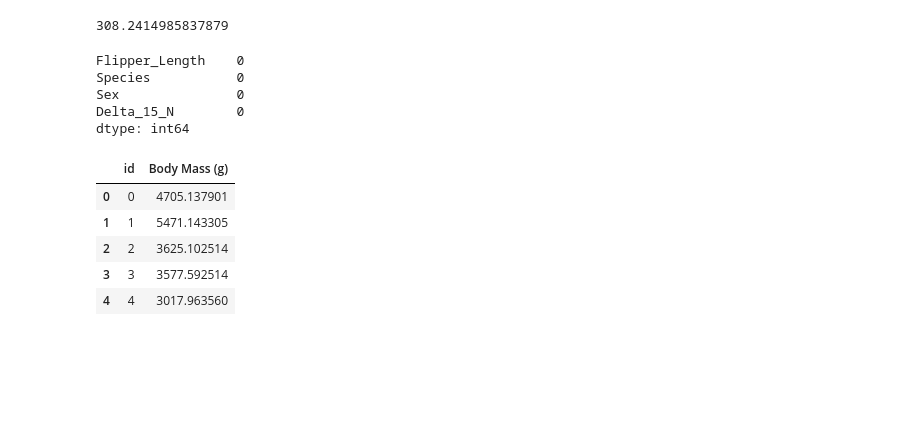
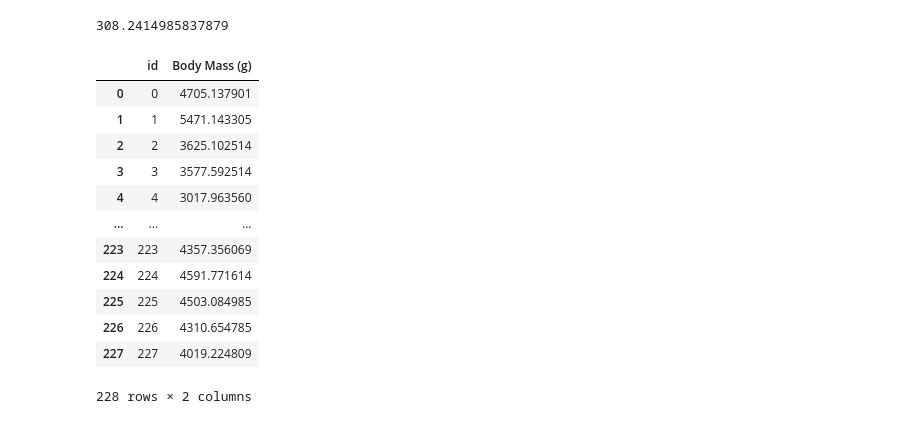
Before and after one commit to Jeong-Beom/TIL, a Jupyter notebook: Self-Study/복습 및 자습/DACON/펭귄 몸무게 예측 경진대회(Basic)/Model.ipynb, the cells around one changed output. Drawn from its saved outputs; the diff is of its cells as text; code cells hidden in the pictures; blank space fills up the shorter version.

```diff
--- a/Self-Study/복습 및 자습/DACON/펭귄 몸무게 예측 경진대회(Basic)/Model.ipynb
+++ b/Self-Study/복습 및 자습/DACON/펭귄 몸무게 예측 경진대회(Basic)/Model.ipynb
@@ -224,25 +230,25 @@ def RMSE(true, pred):
 RMSE(lm.predict(train[x_list]), train.Body_Mass)
 # %% [output]
 308.2414985837879
-# %%
-test[x_list].isna().sum()
-# %% [output]
-Flipper_Length    0
-Species           0
-Sex               0
-Delta_15_N        0
-dtype: int64
 # %%
 # 정답파일 작성
 predict = pd.read_csv(PATH + '\\sample_submission.csv')
 len(predict), len(test)
 predict['Body Mass (g)'] = lm.predict(test[x_list])
-predict.to_csv(PATH + '\\sample_submission(2).csv', index = False)
-pd.read_csv(PATH + '\\sample_submission(2).csv').head()
+predict
+# predict.to_csv(PATH + '\\sample_submission(2).csv', index = False)
+# pd.read_csv(PATH + '\\sample_submission(2).csv').head()
 # %% [output]
 |  | id | Body Mass (g) |
 | 0 | 0 | 4705.137901 |
 | 1 | 1 | 5471.143305 |
 | 2 | 2 | 3625.102514 |
 | 3 | 3 | 3577.592514 |
 | 4 | 4 | 3017.963560 |
+| ... | ... | ... |
+| 223 | 223 | 4357.356069 |
+| 224 | 224 | 4591.771614 |
+| 225 | 225 | 4503.084985 |
+| 226 | 226 | 4310.654785 |
+| 227 | 227 | 4019.224809 |
+228 rows × 2 columns
```
Also changed, not shown: parts of 6 cells of this notebook, 2 other files.
